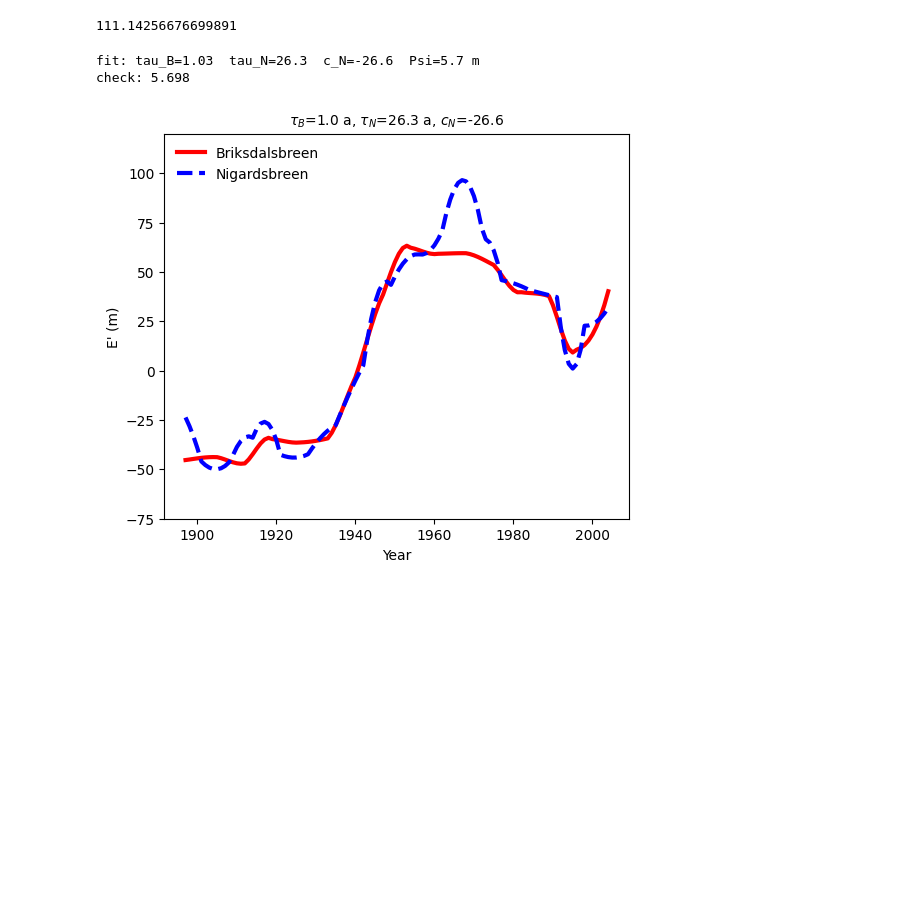
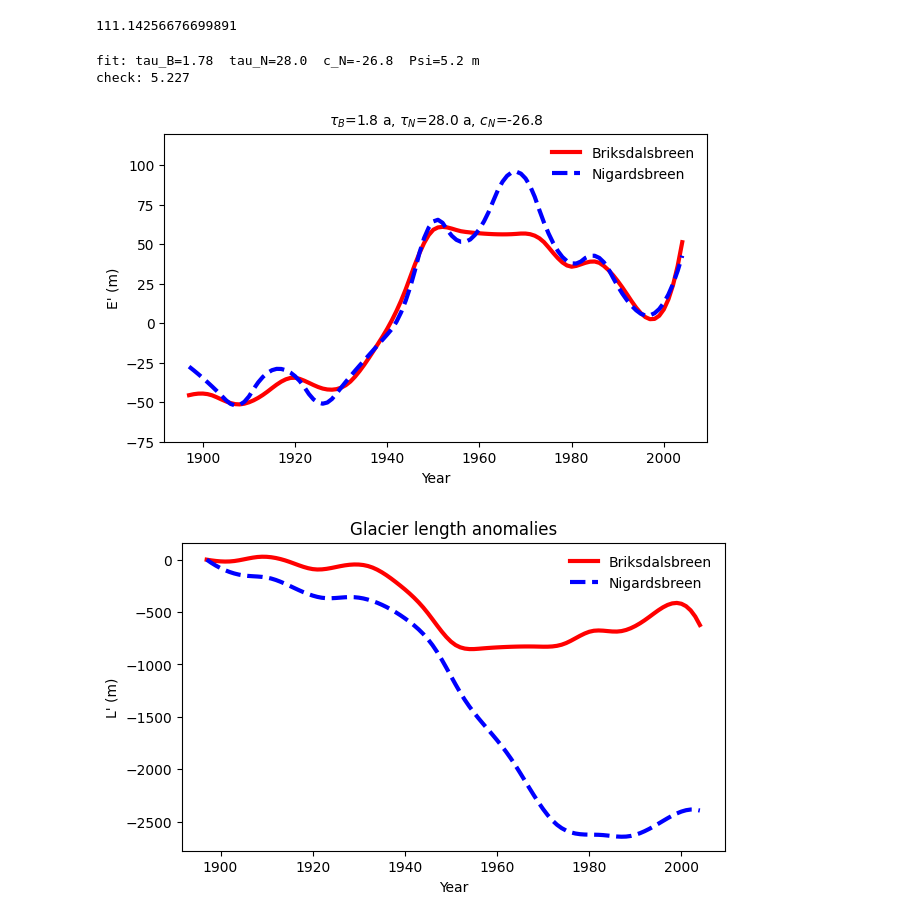
Before and after one commit to NikolajMunkKjaersgaard/EarthAndClimate, a Jupyter notebook: Fig7.8.ipynb, the cells around one changed output. Cells and saved outputs as stored; diff of their text form; code cells hidden in the pictures; blank space fills up the shorter version.

```diff
--- a/Fig7.8.ipynb
+++ b/Fig7.8.ipynb
@@ -294,7 +294,7 @@ def length_interp(glacier_id, width=3, first_year=1885, last_year=2004):
         Lb = np.array([L[b == i].mean() for i in ub])
         keep = (tb > t[0] + width / 2) & (tb < t[-1] - width / 2)
         t, L = np.r_[t[0], tb[keep], t[-1]], np.r_[L[0], Lb[keep], L[-1]]
-    return PchipInterpolator(t, L)
+    return CubicSpline(t, L)
 
 def ELA(f, c, tau, years=YEARS):
     """Eq. (3): E' = (tau/c) dL'/dt + L'/c   (c < 0, constant offset left free)."""
@@ -343,36 +343,54 @@ def fit_linear(fB, fN, mask, c_B=C_B, tau_B=None):
                 tau_N=w / v, c_N=1 / v,
                 psi=np.sqrt(np.mean((A @ p - y) ** 2)))
 
 def plot_fig3b(tau_B, tau_N, c_N, fB, fN, mask, gaps=GAPS, E_start=-45):
     """Plot the ELA curves for the two glaciers."""
     EB = ELA(fB, C_B, tau_B); EB = EB - EB[:3].mean() + E_start      # anchor Briksdalsbreen
     EN = ELA(fN, c_N, tau_N); EN = EN + (EB[mask] - EN[mask]).mean() # align Nigardsbreen to it
+
+    #EB = ELA(fB, C_B, tau_B)
+    #EN = ELA(fN, c_N, tau_N)
+    #EB = EB - EB[0]
+    #EN = EN - EN[0]
+
     hole = np.zeros(len(YEARS), bool)
     #for a, b in gaps:
     #    hole |= (YEARS >= a) & (YEARS <= b)
-    plt.figure(figsize=(6, 5))
+    plt.figure(figsize=(7, 4))
     plt.plot(YEARS, EB, "r-", lw=3, label="Briksdalsbreen")
     plt.plot(YEARS, np.where(hole, np.nan, EN), "b--", lw=3, label="Nigardsbreen")
     #plt.plot(YEARS[hole], EN[hole], "b:", lw=0.8, alpha=0.5)
     plt.ylim(-75, 120); plt.xlabel("Year"); plt.ylabel("E' (m)")
     plt.title(rf"$\tau_B$={tau_B:.1f} a, $\tau_N$={tau_N:.1f} a, $c_N$={c_N:.1f}", fontsize=10)
     plt.legend(frameon=False); plt.show()
 
 # --- run: paper's method, your data's parameters ---
-step = 7
+step = 6
 fB, fN = length_interp(BriksId, step), length_interp(NigardsId, step)
 MASK = good_mask()
 
 res = fit_linear(fB, fN, MASK)  # paper's tau_B = 5.02, or None to fit it too
 tau_B, tau_N, c_N = res["tau_B"], res["tau_N"], res["c_N"]
 print(f"fit: tau_B={tau_B:.2f}  tau_N={tau_N:.1f}  c_N={c_N:.1f}  Psi={res['psi']:.1f} m")
 
 # sanity check: the old optimizer's cost at these values should equal res['psi']
 print("check:", round(float(psi([tau_B, tau_N, c_N], fB, fN, MASK)), 3))
 
 plot_fig3b(tau_B, tau_N, c_N, fB, fN, MASK)
+
+LB, dLB = series(fB); LN, dLN = series(fN)
+LB = LB - LB[0]
+LN = LN - LN[0]
+
+plt.figure(figsize=(7, 4))
+plt.plot(YEARS, LB, "r-", lw=3, label="Briksdalsbreen")
+plt.plot(YEARS, LN, "b--", lw=3, label="Nigardsbreen")
+plt.xlabel("Year"); plt.ylabel("L' (m)")
+plt.title("Glacier length anomalies")
+plt.legend(frameon=False); plt.show()
 # %% [output]
-fit: tau_B=1.03  tau_N=26.3  c_N=-26.6  Psi=5.7 m
-check: 5.698
+fit: tau_B=1.78  tau_N=28.0  c_N=-26.8  Psi=5.2 m
+check: 5.227
-[figure, old version]
+[figure, new version]
+[figure, added]
 # %%
```
Also changed, not shown: parts of 1 cell of this notebook.
